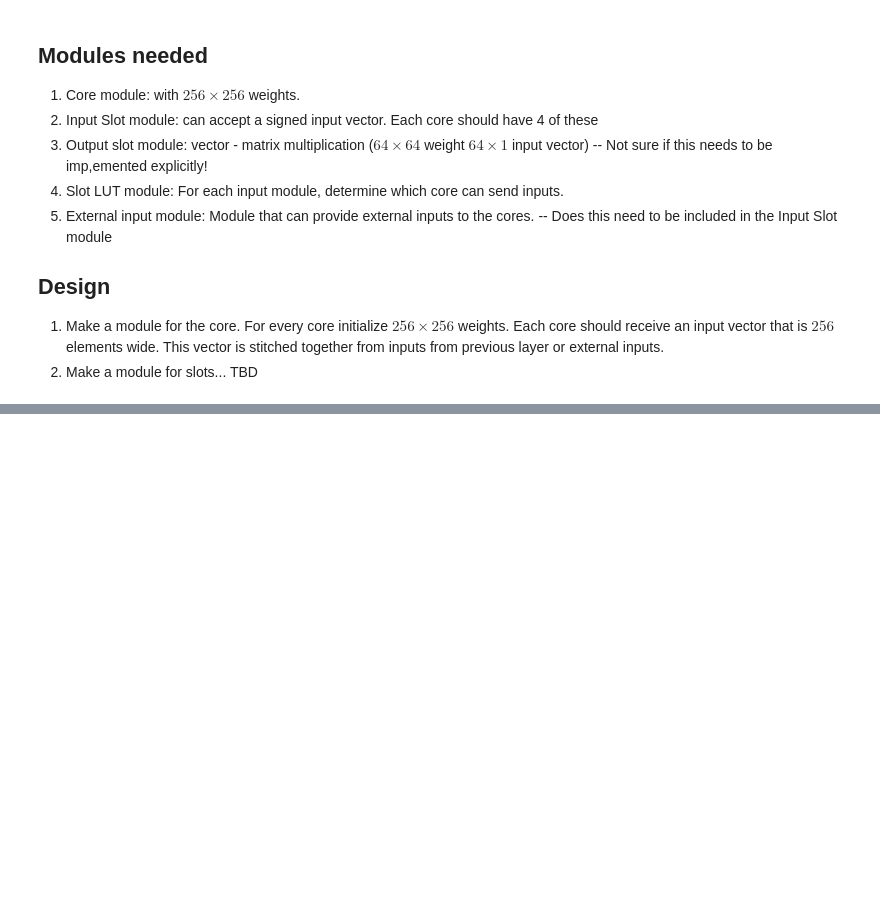
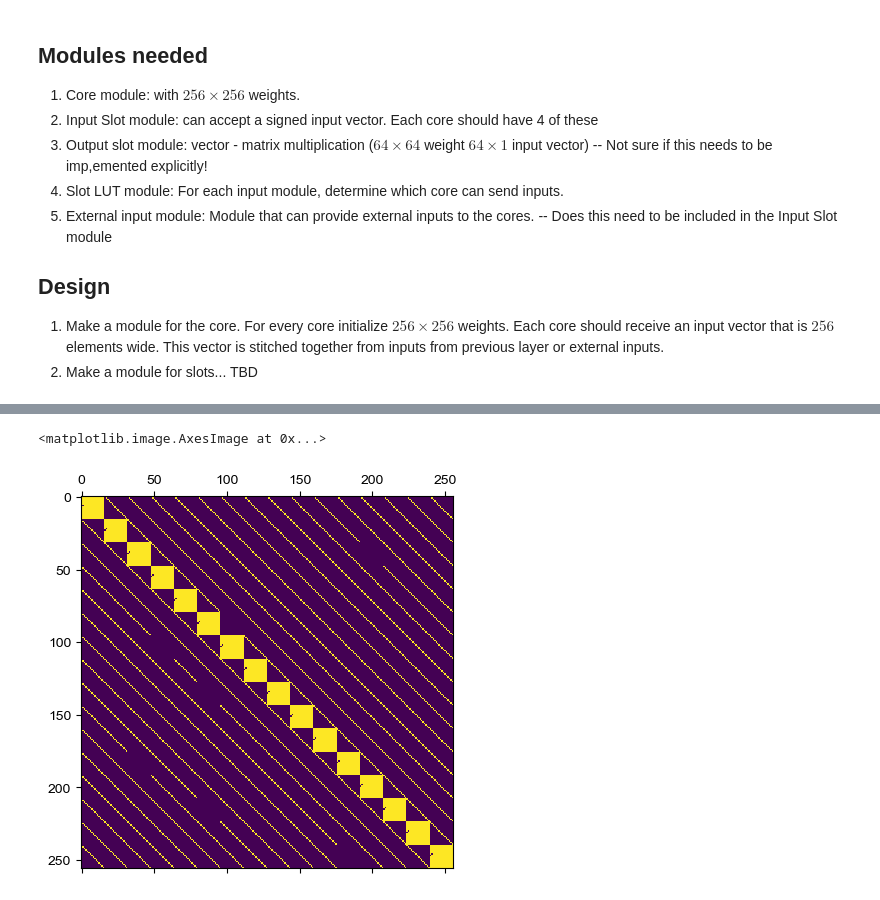
Before and after one commit to Integrated-Systems-Neuroengineering/scrramble, a Jupyter notebook: Notebooks/core_architecture_notebook.ipynb, the cells around one changed output, grey strips where cells are left out. Drawn from its saved outputs; the diff is of its cells as text; code cells hidden in the pictures; blank space fills up the shorter version.

```diff
--- a/Notebooks/core_architecture_notebook.ipynb
+++ b/Notebooks/core_architecture_notebook.ipynb
@@ -104,0 +105,19 @@ custom_binary_gradient.defvjp(custom_binary_gradient_fwd, custom_binary_gradient
+# %%
+## is there another way to do this?
+alpha = 0.99
+V2 = jnp.zeros((num_rows, num_cols, num_rows, num_cols))
+key, split_key = jax.random.split(key)
+
+random_conn = jax.random.uniform(split_key, (num_cols, num_cols)) < alpha
+
+V2 = V2.at[jnp.arange(num_rows), :, jnp.arange(num_rows), :].set(random_conn)
+
+key, split_key = jax.random.split(key)
+random_conn = jax.random.uniform(split_key, (num_rows, num_rows)) < alpha
+
+V2 = V2.at[:, jnp.arange(num_cols), :, jnp.arange(num_cols)].set(random_conn)
+
+plt.matshow(V2.reshape(num_cores, num_cores))
+# %% [output]
+<matplotlib.image.AxesImage at 0x...>
+[figure, added]
```
Also changed, not shown: parts of 13 cells of this notebook, 1 other file.
